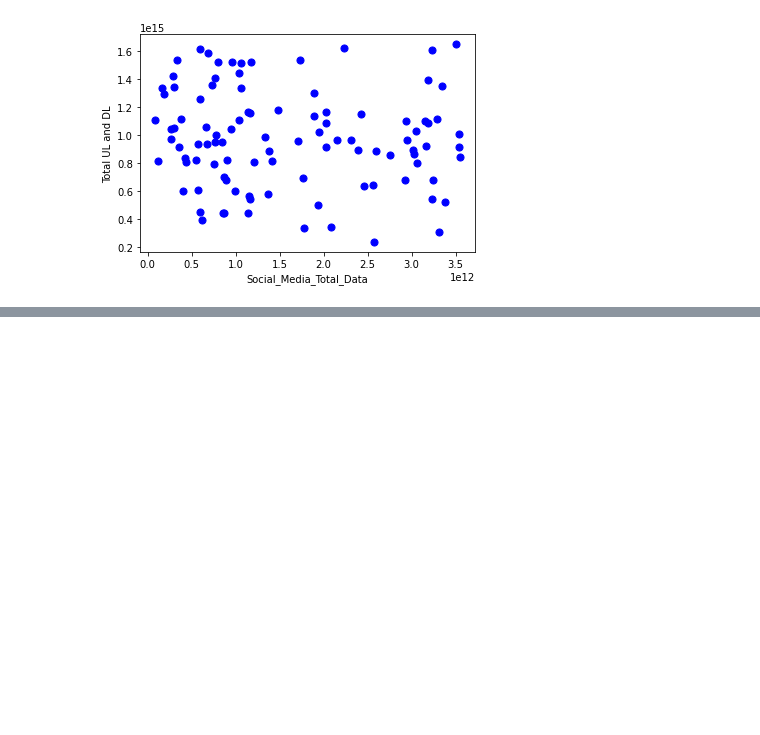
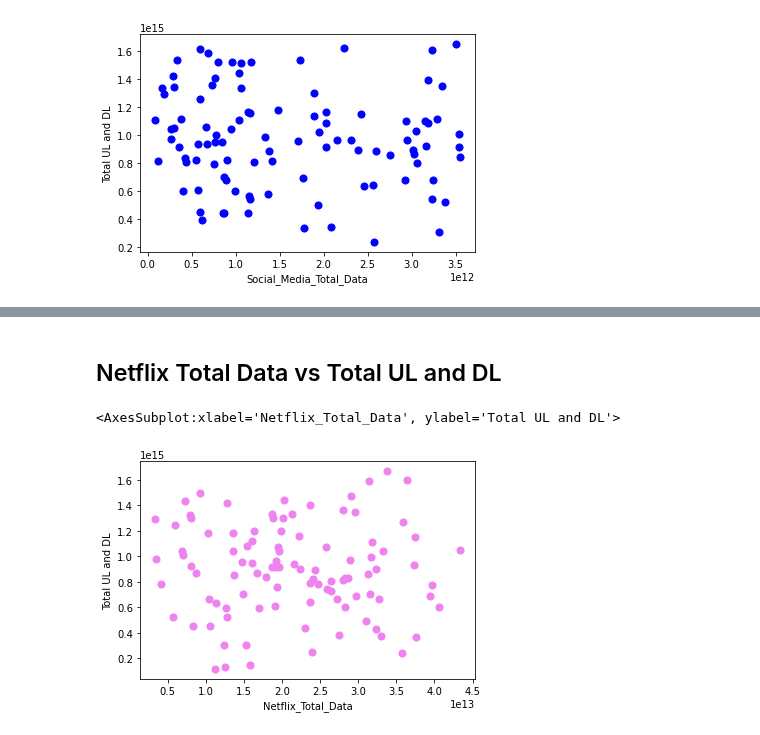
Before and after one commit to Abel-Blue/telecom-user-analytics, a Jupyter notebook: notebooks/data_exploration.ipynb, the cells around one changed output, grey strips where cells are left out. Saved outputs shown, nothing was run; the diff lists cells and outputs as text; code cells hidden in the pictures; blank space fills up the shorter version.

```diff
--- a/notebooks/data_exploration.ipynb
+++ b/notebooks/data_exploration.ipynb
@@ -310,0 +310,7 @@ df[df['Google_Total_Data'] > 1.729234e+06].sample(100).plot.scatter(x='Google_To
+# %% [markdown]
+## Netflix Total Data vs Total UL and DL
+# %%
+df[df['Netflix_Total_Data'] > 1.729234e+06].sample(100).plot.scatter(x='Netflix_Total_Data', y='Total UL and DL', c='violet', s=50)
+# %% [output]
+<AxesSubplot:xlabel='Netflix_Total_Data', ylabel='Total UL and DL'>
+[figure, added]
```
Also changed, not shown: parts of 14 cells of this notebook.
